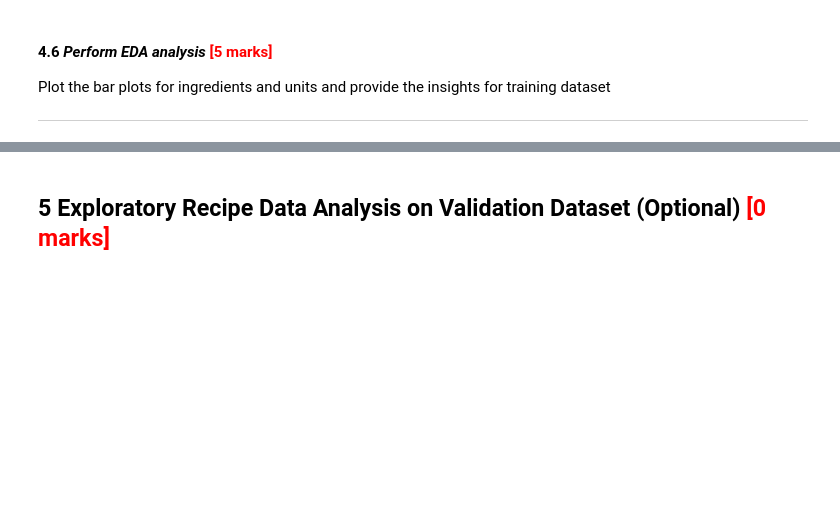
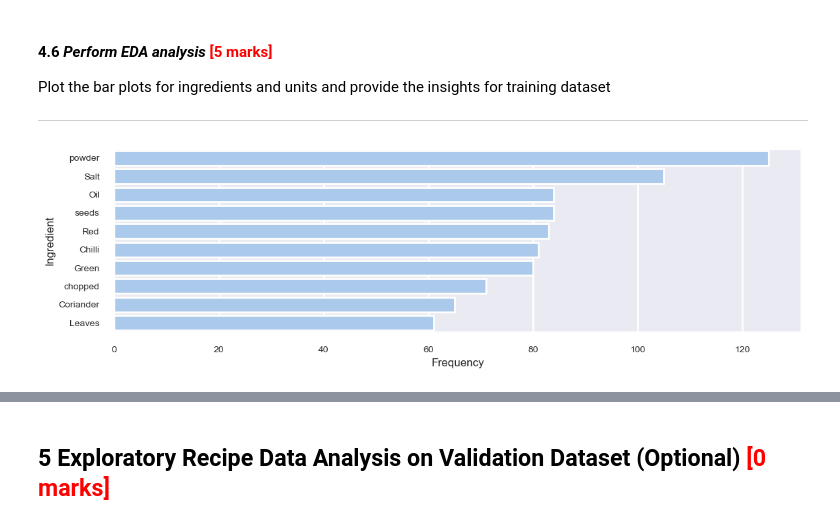
Before and after one commit to uvarajthulasiram/SyntacticProcessingAssignment, a Jupyter notebook: Identifying_Key_Entities_Recipe_Data_Starter.ipynb, the cells around one changed output, grey strips where cells are left out. Saved outputs shown, nothing was run; the diff lists cells and outputs as text; code cells hidden in the pictures; blank space fills up the shorter version.

```diff
--- a/Identifying_Key_Entities_Recipe_Data_Starter.ipynb
+++ b/Identifying_Key_Entities_Recipe_Data_Starter.ipynb
@@ -331,2 +375,7 @@ Define a function ***categorize_tokens*** to categorise tokens into ingredients,
 # %%
 #  call the function to categorise the labels into respective list
+ingredients_list, units_list, quantities_list = categorize_tokens(flat_train_input, flat_train_pos)
+
+print(ingredients_list[:10])
+print(units_list[:10])
+print(quantities_list[:10])
@@ -340,5 +393,13 @@ Here, item_list is used as a general parameter where you will call this function
 Execute this function separately for top 10 most units and ingredients
 # %%
 # define a function get_top_frequent_items to get the top frequent items by using item_list, pos label and dataset_name(Training/Validation) and return top items
+def get_top_frequent_items(item_list, pos_label, dataset_name, top_n=10):
+    counter = Counter(item_list)
+    top_items = counter.most_common(top_n)
+
+    return top_items
 # %%
 # get the top ingredients which are frequently seen in the recipe
+top_ingredients = get_top_frequent_items(ingredients_list, 'ingredient', dataset_name)
+
+top_ingredients
@@ -352,6 +453,19 @@ Define a function ***plot_top_items*** to plot a bar graph on top 10 most freque
 Here, item_list is used as a general parameter where you will call this function for ingredient and unit list
 # %%
 # define plot top items with parameters - top_item list, label to suggest whether its ingredient or unit, dataset_name
+def plot_top_items(top_items, label, dataset_name):
+    items = []
+    counts = []
+
+    for pair in top_items:
+        items.append(pair[0])
+        counts.append(pair[1])
+
+    sns.barplot(x=counts, y=items)
+    plt.xlabel('Frequency')
+    plt.ylabel(label.capitalize())
+    plt.tight_layout()
+    plt.show()
 # %% [markdown]
 #### **4.6** *Perform EDA analysis* <font color = red>[5 marks]</font> <br>
 
@@ -360,5 +474,8 @@ Plot the bar plots for ingredients and units and provide the insights for traini
 ---
 # %%
 # plot the top frequent ingredients in training data
+plot_top_items(top_ingredients, 'ingredient', dataset_name)
+# %% [output]
+[figure, added]
 # %%
 # plot the top frequent units in training data
```
Also changed, not shown: parts of 16 cells of this notebook.
